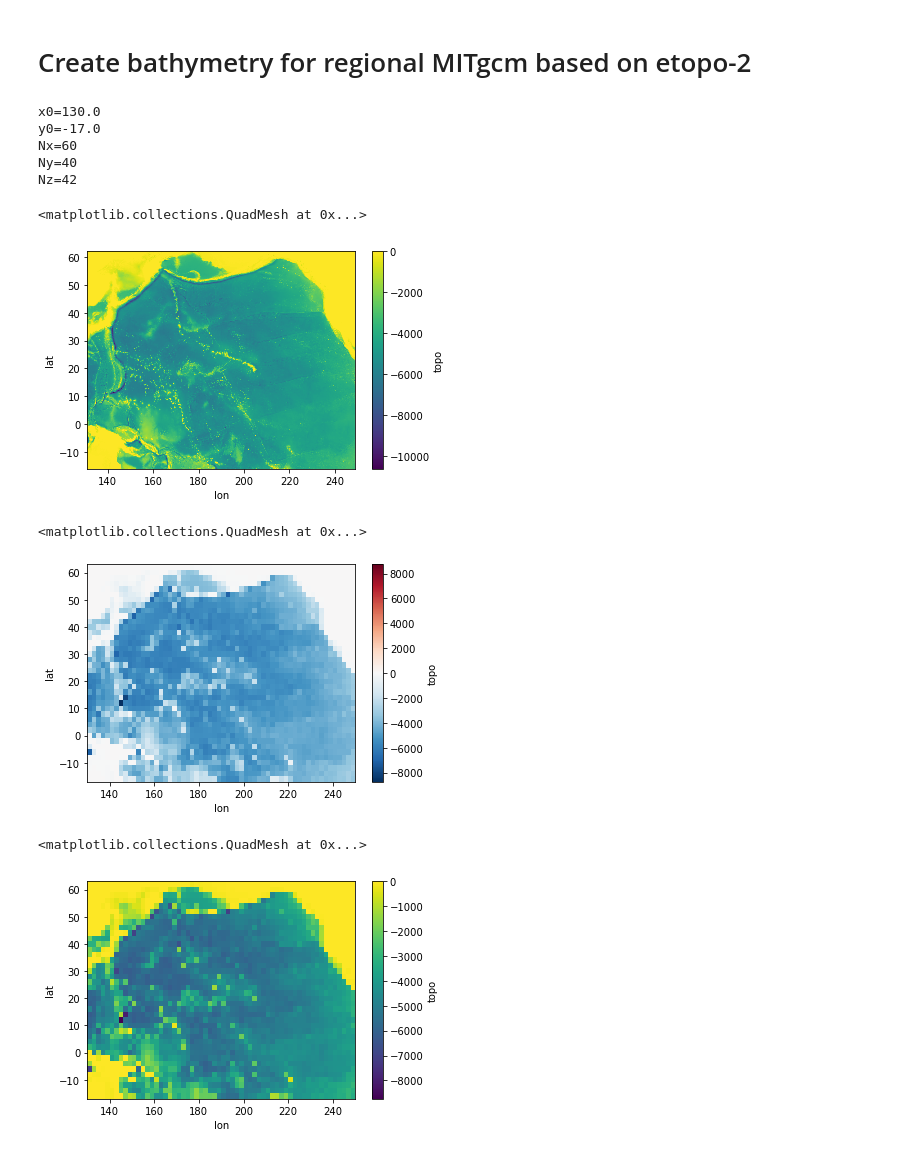
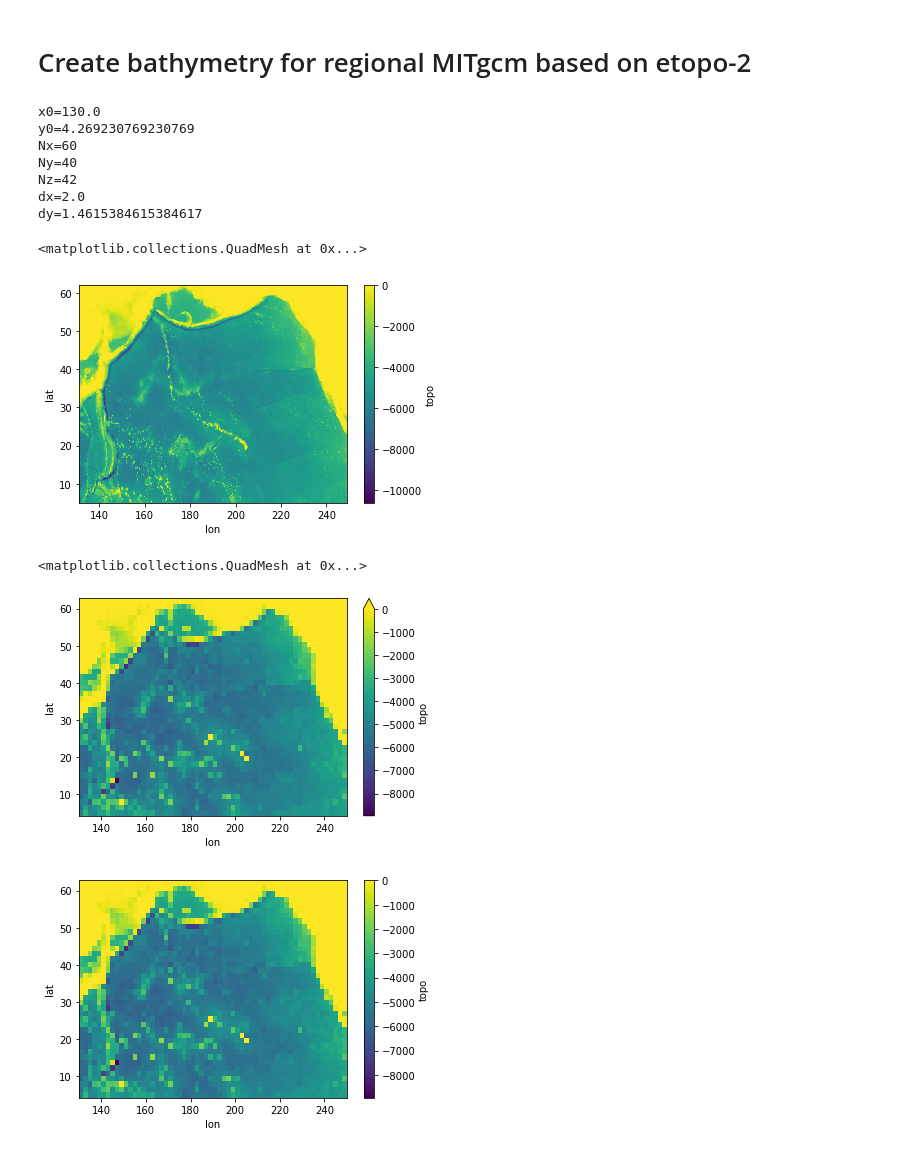
Before and after one commit to takaito1/MITgcm_regional_setup, a Jupyter notebook: create_bathymetry.ipynb, the cells around one changed output. Saved outputs shown, nothing was run; the diff lists cells and outputs as text; code cells hidden in the pictures.

```diff
--- a/create_bathymetry.ipynb
+++ b/create_bathymetry.ipynb
@@ -16,7 +16,7 @@ topo = ds.topo.roll(lon=int(10800/2))
 runcase = 'NorthPacific.lonlat2x2.42lev'
 toponame = 'NorthPacific.etopo2'
 xrange = [131, 249]  # zonal extent
-yrange = [-16, 62]  # meridional extent
+yrange = [5, 62]  # meridional extent
 n = [60, 40]   # number of grid points
 # output file name
 fn = 'bathymetry_'+toponame+'.bin'
@@ -44,12 +44,17 @@ print('y0='+str(y0))
 print('Nx='+str(xn.size))
 print('Ny='+str(yn.size))
 print('Nz='+str(zn.size))
+#
+print('dx='+str(xn[1]-xn[0]))
+print('dy='+str(yn[1]-yn[0]))
 # %% [output]
 x0=130.0
-y0=-17.0
+y0=4.269230769230769
 Nx=60
 Ny=40
 Nz=42
+dx=2.0
+dy=1.4615384615384617
 # %%
 # Set land values to zero
 topo1 = topo.where(topo<0,0)
@@ -58,21 +63,21 @@ topo1 = topo.where(topo<0,0)
 topo1.sel(lon=slice(xrange[0],xrange[1])).sel(lat=slice(yrange[0],yrange[1])).plot()
 # %% [output]
 <matplotlib.collections.QuadMesh at 0x...>
-[figure, old version]
+[figure, new version]
 # %%
 # interpolate onto new grid
 topo2 = topo1.interp(lon=xn,lat=yn,method='linear')
-topo2.plot()
+topo2.plot(vmax=0)
 # %% [output]
 <matplotlib.collections.QuadMesh at 0x...>
-[figure, old version]
+[figure, new version]
 # %%
 # interpolate onto new grid
 topo3 = topo1.interp(lon=xn,lat=yn,method='nearest')
 topo3.plot()
+plt.savefig('bathymetry.png',bbox_to_inches='tight')
 # %% [output]
-<matplotlib.collections.QuadMesh at 0x...>
-[figure, old version]
+[figure, new version]
 # %%
 diff=topo3 - topo2
 diff.plot()
```
Also changed, not shown: parts of 1 cell of this notebook, 7 other files.
